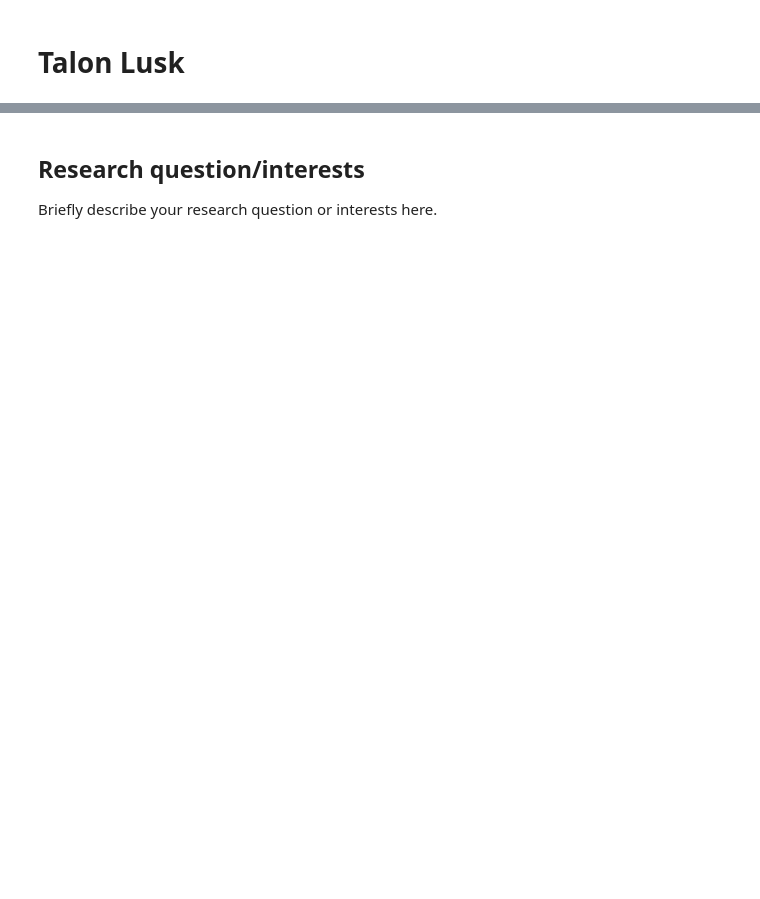
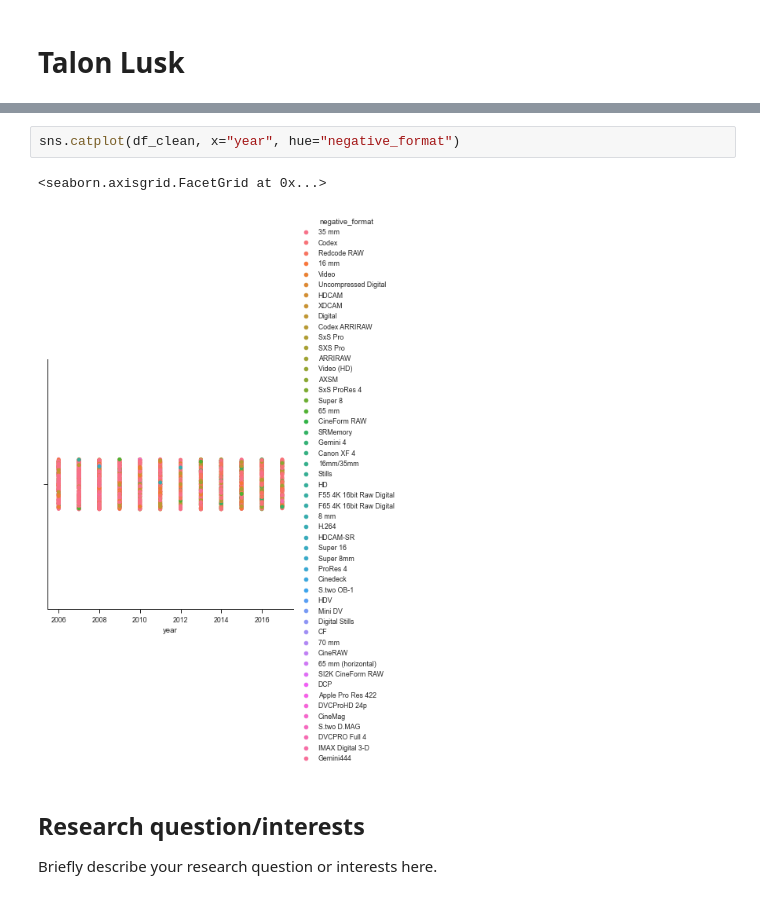
Before and after one commit to ubco-W2022T1-cosc301/project-group16, a Jupyter notebook: notebooks/analysis1.ipynb, the cells around one changed output, grey strips where cells are left out. Saved outputs shown, nothing was run; the diff lists cells and outputs as text; blank space fills up the shorter version.

```diff
--- a/notebooks/analysis1.ipynb
+++ b/notebooks/analysis1.ipynb
@@ -3,3 +31,8 @@
+# %%
+sns.catplot(df_clean, x="year", hue="negative_format")
+# %% [output]
+<seaborn.axisgrid.FacetGrid at 0x...>
+[figure, added]
 # %% [markdown]
 ## Research question/interests
 
```
Also changed, not shown: parts of 5 cells of this notebook, 1 other file.
